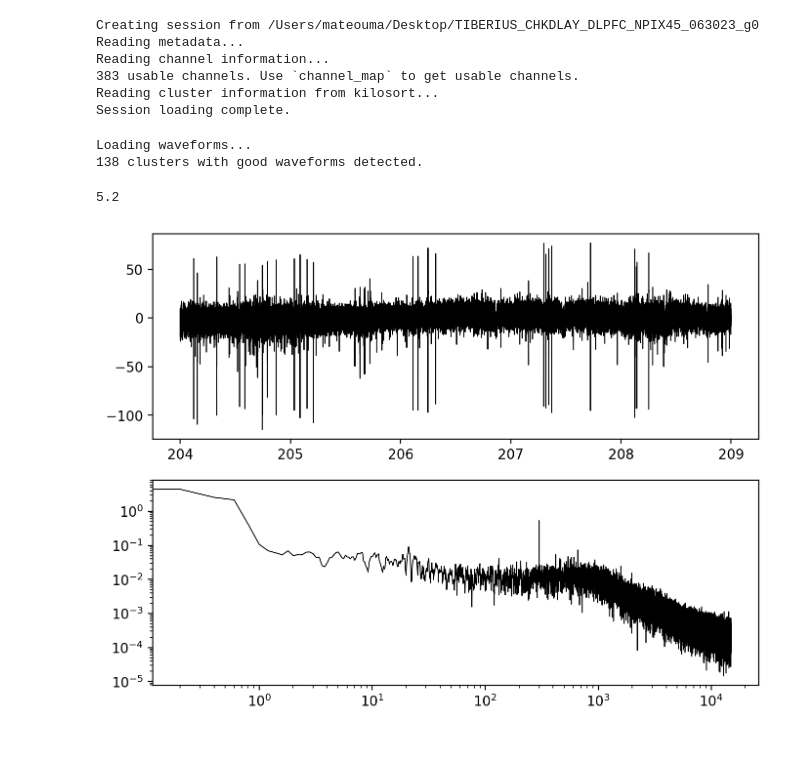
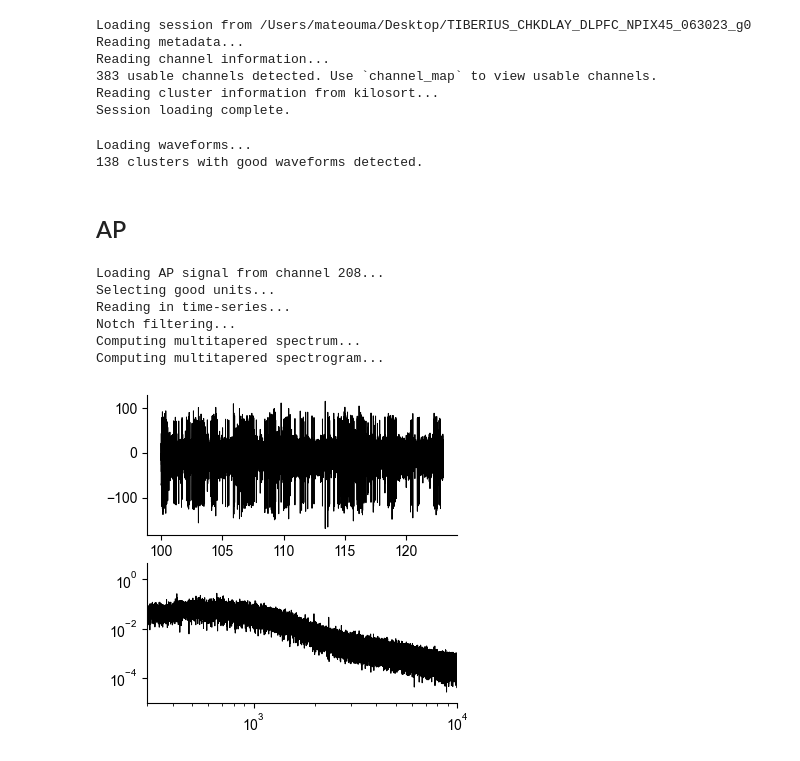
Before and after one commit to mateouma/fpp-npx, a Jupyter notebook: new_lib.ipynb, the cells around one changed output. Drawn from its saved outputs; the diff is of its cells as text; code cells hidden in the pictures.

```diff
--- a/new_lib.ipynb
+++ b/new_lib.ipynb
@@ -8,7 +8,11 @@ import mat73 as mt
 import scipy.io as sio
 import matplotlib.pyplot as plt
 
-from pathlib import Path
+from fppnpx.preprocessing import read_session, load_waveforms, read_bin
+from fppnpx.ChannelSignal import ChannelSignal
+from fppnpx.plottools import MATMAP
 
-from fppnpx2.NPXSession import read_session, load_waveforms, ChannelSignal
+plt.rcParams['font.family'] = 'Arial'
+plt.rcParams['axes.spines.right'] = False
+plt.rcParams['axes.spines.top'] = False
 # %% [markdown]
@@ -19,20 +20,31 @@ imecpath = "/Users/mateouma/Desktop/TIBERIUS_CHKDLAY_DLPFC_NPIX45_063023_g0"
 # %%
-tester = read_session(time_window=[204,209], imec_path=imecpath)
+# imecpath = Path('/home/mateoumaguing/Documents/MiscData/TibsCFD/TIBERIUS_CHKDLAY_DLPFC_NPIX45_063023_g0')
+imecpath = "/Users/mateouma/Desktop/TIBERIUS_CHKDLAY_DLPFC_NPIX45_063023_g0"
+
+npxsession = read_session(time_window=[100,123], imec_path=imecpath)
 # %% [output]
-Creating session from /Users/mateouma/Desktop/TIBERIUS_CHKDLAY_DLPFC_NPIX45_063023_g0
+Loading session from /Users/mateouma/Desktop/TIBERIUS_CHKDLAY_DLPFC_NPIX45_063023_g0
 Reading metadata...
 Reading channel information...
-383 usable channels. Use `channel_map` to get usable channels.
+383 usable channels detected. Use `channel_map` to view usable channels.
 Reading cluster information from kilosort...
 Session loading complete.
 # %%
-waveform_dataset, waveform_means = load_waveforms("/Users/mateouma/Downloads/monkey datasets/20230630_DLPFCwaveforms.mat", tester)
+waveformpath = "/Users/mateouma/Downloads/monkey datasets/20230630_DLPFCwaveforms.mat"
+waveform_dataset, waveform_means = load_waveforms(waveformpath, npxsession)
 # %% [output]
 Loading waveforms...
 138 clusters with good waveforms detected.
-# %%
-waveform_dataset[296]['firing_rate']
-# %% [output]
-5.2
+# %% [markdown]
+## AP
 # %%
-gabagoo = ChannelSignal(163, tester, bandtype='AP', waveform_dataset=waveform_dataset)
+ch208 = ChannelSignal(208, npxsession, bandtype='AP',
+                      waveform_dataset=waveform_dataset,
+                      time_halfbandwidth_product=3.5, compute_spectrogram=True)
+# %% [output]
+Loading AP signal from channel 208...
+Selecting good units...
+Reading in time-series...
+Notch filtering...
+Computing multitapered spectrum...
+Computing multitapered spectrogram...
@@ -41,6 +51,6 @@ gabaga = ChannelSignal(163, tester, bandtype='LFP', waveform_dataset=waveform_da
 # %%
-fig, ax = plt.subplots(2, figsize=(8,6),dpi=200)
-gabagoo.plot_time_series(ax=ax[0])
-gabagoo.plot_spectrum(log=True, ax=ax[1])
+fig, ax = plt.subplots(2, figsize=(4,4))
+ch208.plot_time_series(ax=ax[0])
+ch208.plot_spectrum(log=True, ax=ax[1])
 # %% [output]
-[figure, old version]
+[figure, new version]
```
Also changed, not shown: parts of 11 cells of this notebook, 25 other files.
